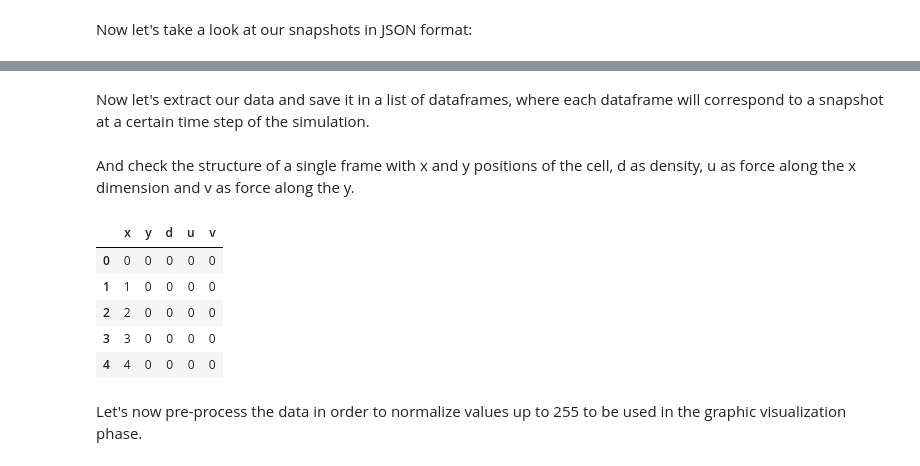
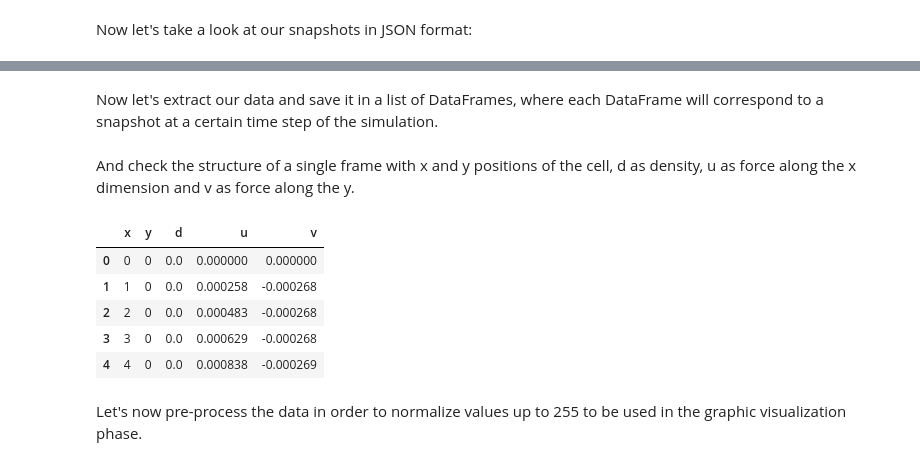
Before and after one commit to carlocorradini/hpc4ds, a Jupyter notebook: navier_strokes/grid_elab_2.ipynb, the cells around one changed output, grey strips where cells are left out. Drawn from its saved outputs; the diff is of its cells as text; code cells hidden in the pictures.

```diff
--- a/navier_strokes/grid_elab_2.ipynb
+++ b/navier_strokes/grid_elab_2.ipynb
@@ -100,5 +117,5 @@ Now let's take a look at our snapshots in JSON format:
 # %% [markdown]
-Now let's extract our data and save it in a list of dataframes, where each dataframe will correspond to a snapshot at a certain time step of the simulation.
+Now let's extract our data and save it in a list of DataFrames, where each DataFrame will correspond to a snapshot at a certain time step of the simulation.
 # %%
 data = []
 for i in range(FRAMES):
@@ -106,14 +123,14 @@ for i in range(FRAMES):
 # %% [markdown]
 And check the structure of a single frame with x and y positions of the cell, d as density, u as force along the x dimension and v as force along the y.
 # %%
-data[0].head()
+data[45].head()
 # %% [output]
 |  | x | y | d | u | v |
-| 0 | 0 | 0 | 0 | 0 | 0 |
-| 1 | 1 | 0 | 0 | 0 | 0 |
-| 2 | 2 | 0 | 0 | 0 | 0 |
-| 3 | 3 | 0 | 0 | 0 | 0 |
-| 4 | 4 | 0 | 0 | 0 | 0 |
+| 0 | 0 | 0 | 0.0 | 0.000000 | 0.000000 |
+| 1 | 1 | 0 | 0.0 | 0.000258 | -0.000268 |
+| 2 | 2 | 0 | 0.0 | 0.000483 | -0.000268 |
+| 3 | 3 | 0 | 0.0 | 0.000629 | -0.000268 |
+| 4 | 4 | 0 | 0.0 | 0.000838 | -0.000269 |
 # %% [markdown]
 Let's now pre-process the data in order to normalize values up to 255 to be used in the graphic visualization phase.
 # %%
```
Also changed, not shown: parts of 3 cells of this notebook.
